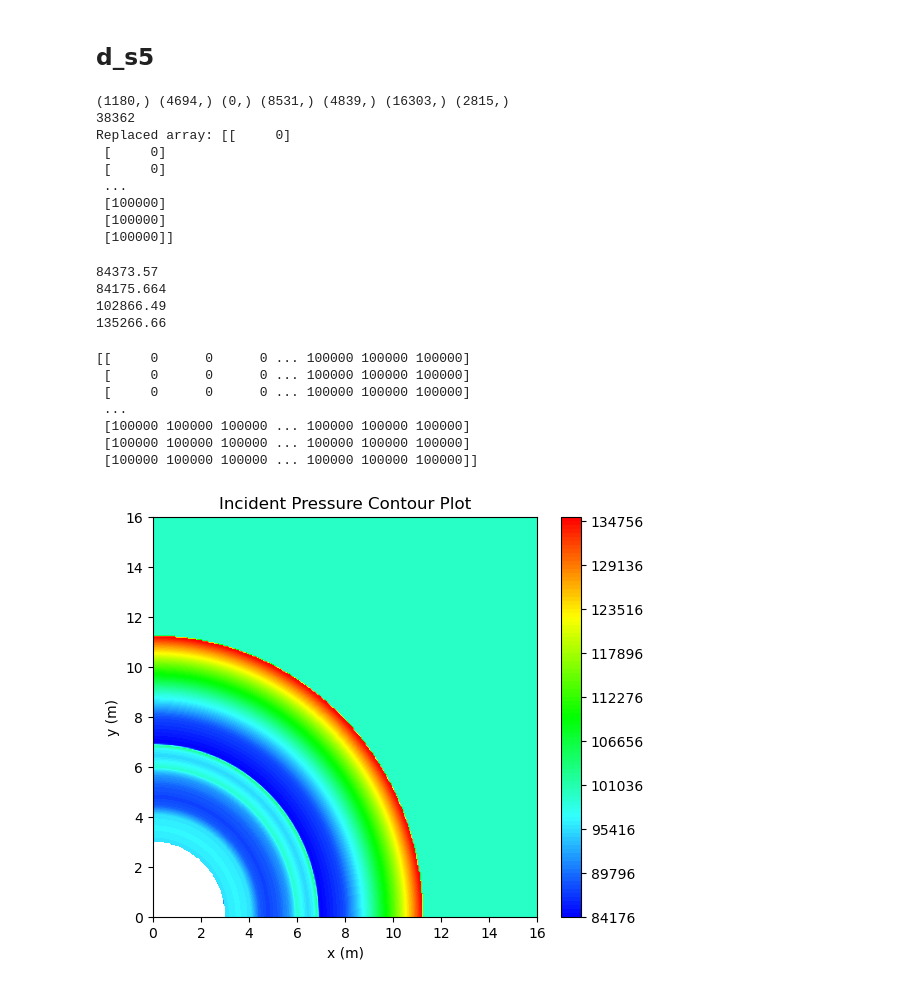
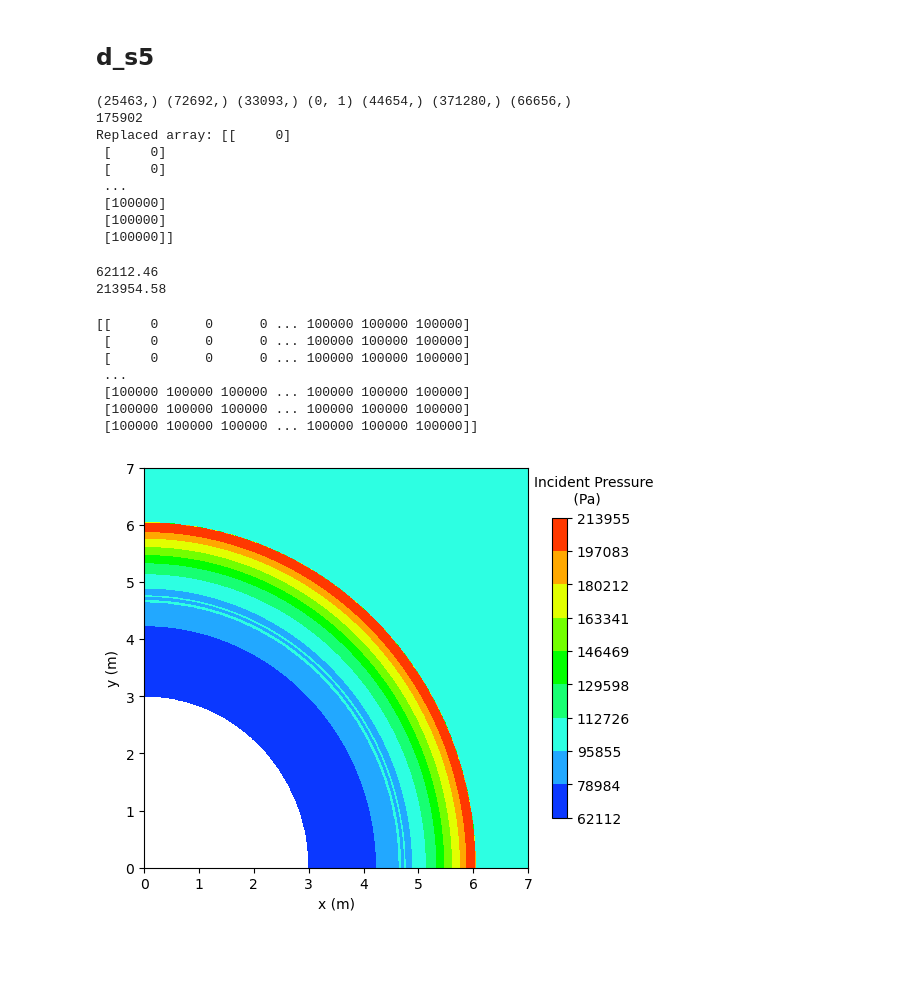
Before and after one commit to ChamodiWidanage/Pressure_history_2, a Jupyter notebook: Combined_Code_for_Contours.ipynb, the cells around one changed output. Saved outputs shown, nothing was run; the diff lists cells and outputs as text; code cells hidden in the pictures; blank space fills up the shorter version.

```diff
--- a/Combined_Code_for_Contours.ipynb
+++ b/Combined_Code_for_Contours.ipynb
@@ -29,12 +29,12 @@ sc5 = pickle.load(open('Pressure_profiles_codes_section_5_regression/scaler_ANN.
 # %% [markdown]
 ## Input details
 # %%
-charge_mass = 16.4
-time = 0.02
+charge_mass = 20
+time = 0.008
 atm_pressure = 101200
 domain_min = 0
-domain_max = 16
-mesh_size = 320
+domain_max = 7
+mesh_size = 700
 if np.sqrt(domain_min**2 + domain_max**2) > 30:
     print ("out of trained range")
     #sys.exit()
@@ -479,10 +478,10 @@ print (c_p5.shape)
 d_s0 = d_s0.flatten()
 d_s1_f = d_s1_f.flatten()
 d_s1_n = d_s1_n.flatten()
-d_s2_f = d_s2_f.flatten()
+#d_s2_f = d_s2_f.flatten()
 d_s2_n = d_s2_n.flatten()
-d_s3_n = d_s3_n.flatten()
-d_s4_n = d_s4_n.flatten()
+#d_s3_n = d_s3_n.flatten()
+#d_s4_n = d_s4_n.flatten()
 #d_s3 = d_s3.flatten()
 #d_s4 = d_s4.flatten()
 #d_s5 = d_s5.flatten()
@@ -490,17 +489,17 @@ print (d_s0.shape, d_s1_f.shape, d_s1_n.shape, d_s2_f.shape, d_s2_n.shape, d_s3_
 value_map = dict(zip(d_s0, c_p0))
 value_map.update(dict(zip(d_s1_f, c_p1_f)))
 value_map.update(dict(zip(d_s1_n, c_p1_n)))
-value_map.update(dict(zip(d_s2_f, c_p2_f)))
+#value_map.update(dict(zip(d_s2_f, c_p2_f)))
 value_map.update(dict(zip(d_s2_n, c_p2_n)))
-value_map.update(dict(zip(d_s3_n, c_p3_n)))
-value_map.update(dict(zip(d_s4_n, c_p4_n)))
+#value_map.update(dict(zip(d_s3_n, c_p3_n)))
+#value_map.update(dict(zip(d_s4_n, c_p4_n)))
 #value_map.update(dict(zip(d_s5, c_p5)))
 print (len(value_map))
 original_replaced = np.vectorize(value_map.get)(c_d)
 print("Replaced array:", original_replaced)
 # %% [output]
-(1180,) (4694,) (0,) (8531,) (4839,) (16303,) (2815,)
-38362
+(25463,) (72692,) (33093,) (0, 1) (44654,) (371280,) (66656,)
+175902
 Replaced array: [[     0]
  [     0]
  [     0]
@@ -510,17 +509,15 @@ Replaced array: [[     0]
  [100000]]
 # %%
 print (min(c_p1_f))
-print (min(c_p2_f))
+#print (min(c_p2_f))
 
 print (max(c_p1_f))
-print (max(c_p2_f))
+#print (max(c_p2_f))
 # %% [output]
-84373.57
-84175.664
-102866.49
-135266.66
+62112.46
+213954.58
 # %%
-c_p = original_replaced.reshape(320, 320)
+c_p = original_replaced.reshape(700, 700)
 print (c_p)
 # %% [output]
 [[     0      0      0 ... 100000 100000 100000]
@@ -544,34 +541,37 @@ cdict = {'red': ((0.0, 0.0, 0.0),
                  (0.25, 0.2, 0.2),
                  (0.5, 0.0, 0.0),
                  (0.75, 1.0, 1.0),
                  (1.0, 1.0, 1.0)),
         'green':((0.0, 0.0, 0.0),
                  (0.25, 1.0, 1.0),
                  (0.5, 1.0, 1.0),
                  (0.75, 1.0, 1.0),
                  (1.0, 0.0, 0.0)),
         'blue': ((0.0, 1.0, 1.0),
                  (0.25, 1.0, 1.0),
                  (0.5, 0.0, 0.0),
                  (0.75, 0.0, 0.0),
                  (1.0, 0.0, 0.0))}
 my_cmap = matplotlib.colors.LinearSegmentedColormap('my_colormap',cdict,256)
 
 #rng = np.random.default_rng()
 #points = rng.random((1000, 2))
 
 #c_p_interpolate = griddata(points, c_p, (X,Y), method = 'linear')
 
 fig = plt.figure(figsize=(6,5))
 left, bottom, width, height = 0.1, 0.1, 0.8, 0.8
 ax = fig.add_axes([left, bottom, width, height])
-levels = np.linspace(min(c_p2_f), max(c_p2_f), 101)
+levels = np.linspace(min(c_p1_f), max(c_p1_f), 10)
 cp = plt.contourf(X, Y, c_p, levels= levels, cmap = my_cmap) # c_p_interpolate
-plt.colorbar(cp)
+plt.colorbar(cp, shrink = 0.75)
+text = 'Incident Pressure\n         (Pa)'
+plt.gcf().text(0.75, 0.83, text, fontsize=10)
+#plt.gcf().text(0.8, 0.87, '(Pa)', fontsize=10)
 
-ax.set_title('Incident Pressure Contour Plot')
+#ax.set_title('Incident Pressure Contour Plot')
 ax.set_xlabel('x (m)')
 ax.set_ylabel('y (m)')
 plt.show()
 # %% [output]
-[figure, old version]
+[figure, new version]
```
Also changed, not shown: parts of 7 cells of this notebook, 11 other files.
